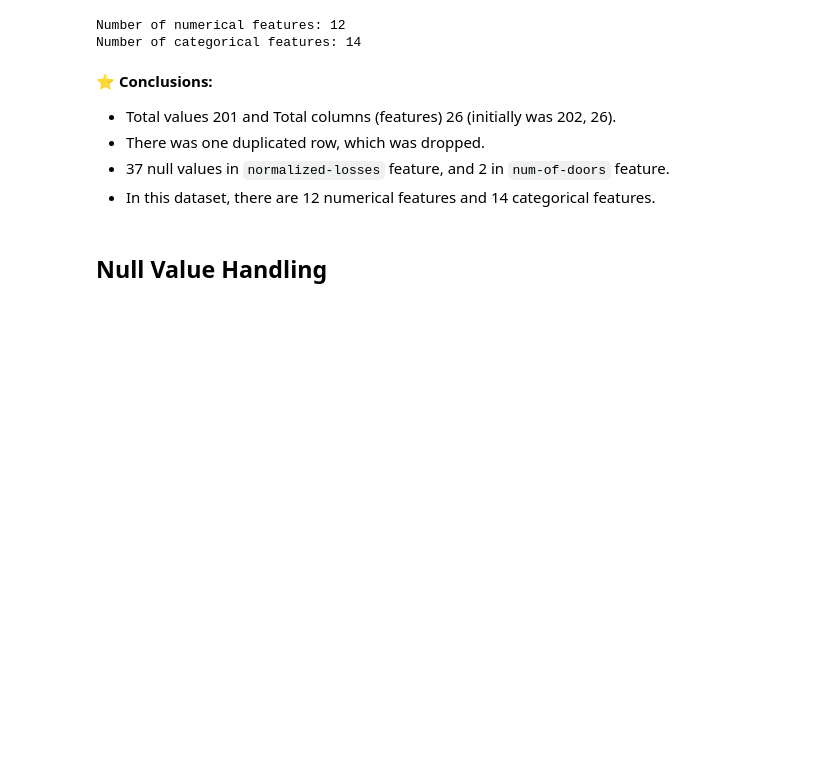
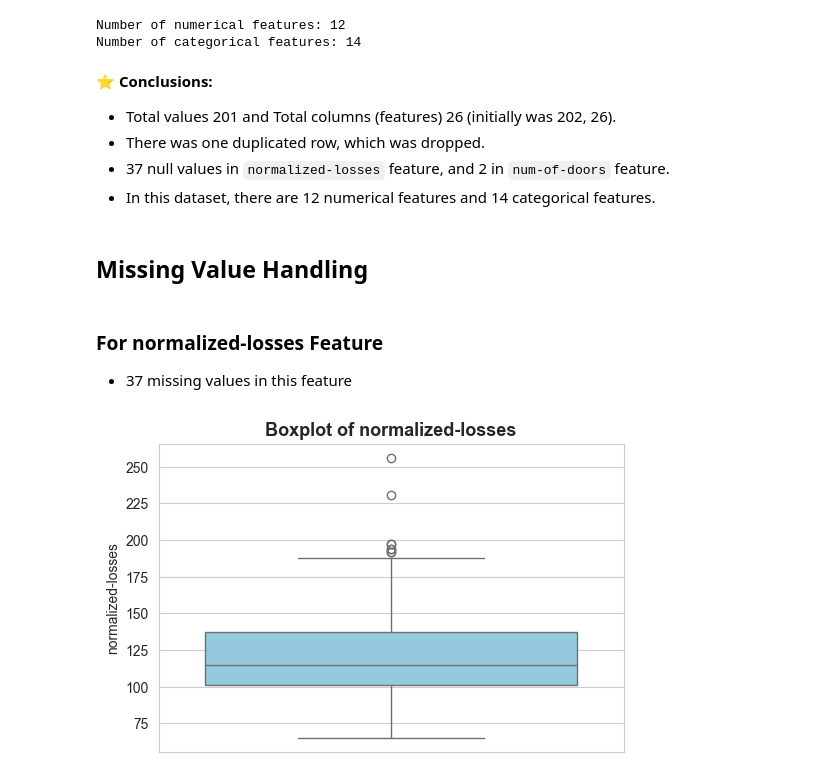
Before and after one commit to mohammadkhorshed/DS-ML-Assignments, a Jupyter notebook: assignment_06.ipynb, the cells around one changed output. Saved outputs shown, nothing was run; the diff lists cells and outputs as text; code cells hidden in the pictures; blank space fills up the shorter version.

Commit message:
Handled missing values

```diff
--- a/assignment_06.ipynb
+++ b/assignment_06.ipynb
@@ -139,4 +139,4 @@ Number of categorical features: 14
 - 37 null values in `normalized-losses` feature, and 2 in `num-of-doors` feature.
 - In this dataset, there are 12 numerical features and 14 categorical features.
 # %% [markdown]
-## Null Value Handling
+## Missing Value Handling
@@ -142,0 +148,12 @@ Number of categorical features: 14
+# %% [markdown]
+### For normalized-losses Feature
+- 37 missing values in this feature
+# %%
+sns.set_style('whitegrid')
+
+plt.figure(figsize=(6, 4))
+sns.boxplot(data=df, y='normalized-losses', color='skyblue')
+plt.title('Boxplot of normalized-losses', fontsize=13, fontweight='bold')
+plt.show()
+# %% [output]
+[figure, added]
```
Also changed, not shown: parts of 14 cells of this notebook.
